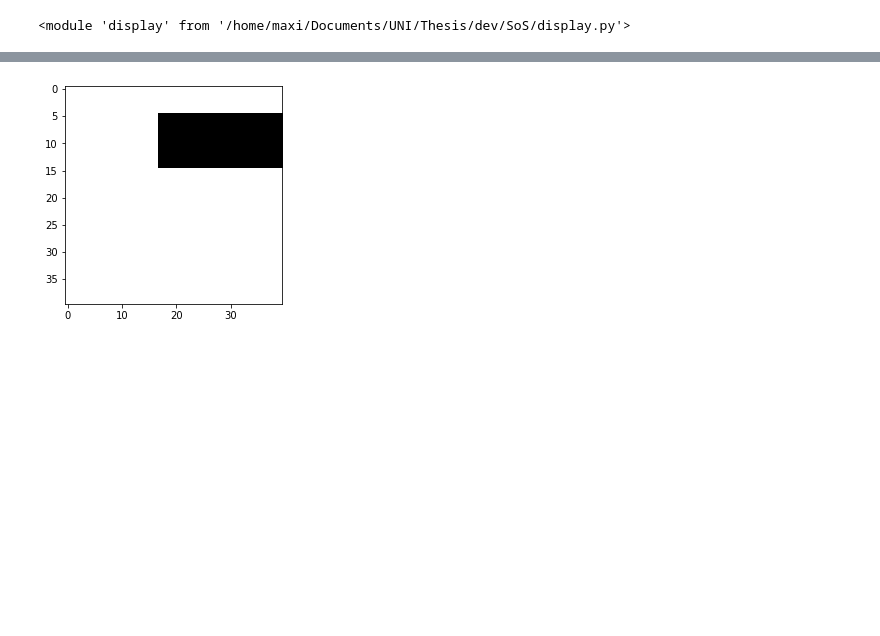
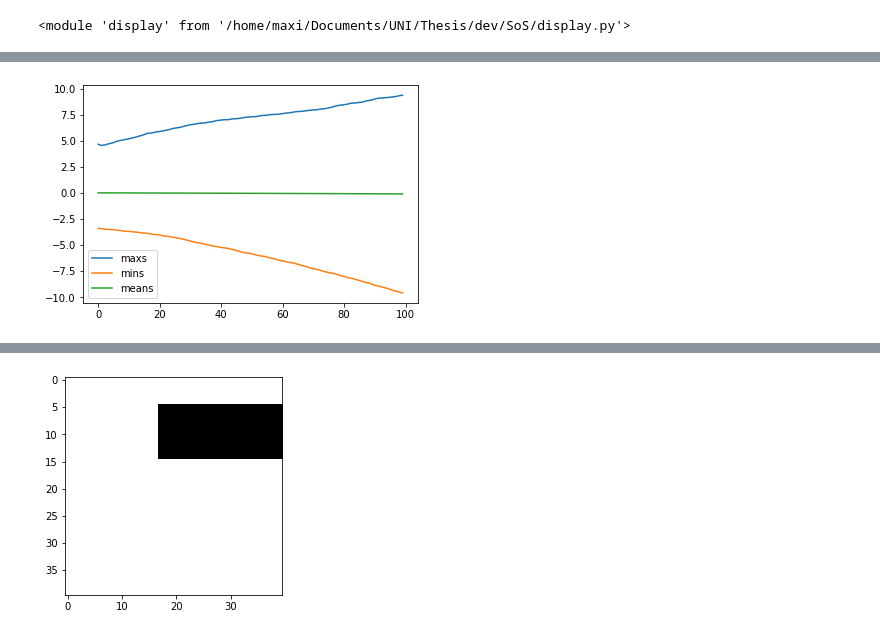
Before and after one commit to I3lacx/SoS, a Jupyter notebook: main.ipynb, the cells around one changed output, grey strips where cells are left out. Drawn from its saved outputs; the diff is of its cells as text; code cells hidden in the pictures; blank space fills up the shorter version.

Commit message:
added different model types, better config, plotly plots and some more

```diff
--- a/main.ipynb
+++ b/main.ipynb
@@ -78,5 +71,0 @@ trainer.scatter_simple("self assigned seed ratio")
-# %%
-# Show cut image (run again for new box)
-x0 = trainer.cut_x(trainer.pool_t[:8])
-# print(x0.shape)
-disp.show_simple_run(x0[0:1], trainer.ca, cfg.CA_STEP_RANGE[0] + 180)
@@ -85,3 +71,0 @@ disp.show_simple_run(x0[0:1], trainer.ca, cfg.CA_STEP_RANGE[0] + 180)
-# %%
-# Show full run from initial seed
-disp.show_simple_run(x_train, trainer.ca, cfg.CA_STEP_RANGE[0] + 180)
@@ -89,0 +99,17 @@ disp.show_simple_run(x_train, trainer.ca, cfg.CA_STEP_RANGE[0] + 180)
+# %%
+import json
+import requests
+
+with open(cfg.EXTRA.LOG_PATH + cfg.EXTRA.SESSION_ID + "/diff.json") as f:
+  # TODO not the same as the other plot title and not as pretty
+  title = f.read()
+
+# print(requests.get("""{"EXTRA":{"SESSION_ID": "2020_11_10/13_47_48"}}""").json)
+full_str = ""
+for i in range(len(title.split("\n"))):
+  full_str += title.split("\n")[i][9:-1]
+  # cur_dict = json.loads(title.split("\n")[i])
+  # for key in cur_dict.keys():
+  #   full_str += str(cur_dict[key])
+
+print(full_str)
@@ -89,0 +197,20 @@ disp.show_simple_run(x_train, trainer.ca, cfg.CA_STEP_RANGE[0] + 180)
+# %%
+maxs = []
+mins = []
+means= []
+
+# x_all,y = trainer.get_new_emoji_x_y()
+x = x_all[1:2]
+for i in range(100):
+  maxs.append(np.amax(x))
+  mins.append(np.amin(x))
+  means.append(np.mean(x))
+  x = trainer.ca(x)
+
+plt.plot(maxs, label="maxs")
+plt.plot(mins, label="mins")
+plt.plot(means, label="means")
+plt.legend()
+plt.show()
+# %% [output]
+[figure, added]
```
Also changed, not shown: parts of 16 cells of this notebook, 8 other files.
